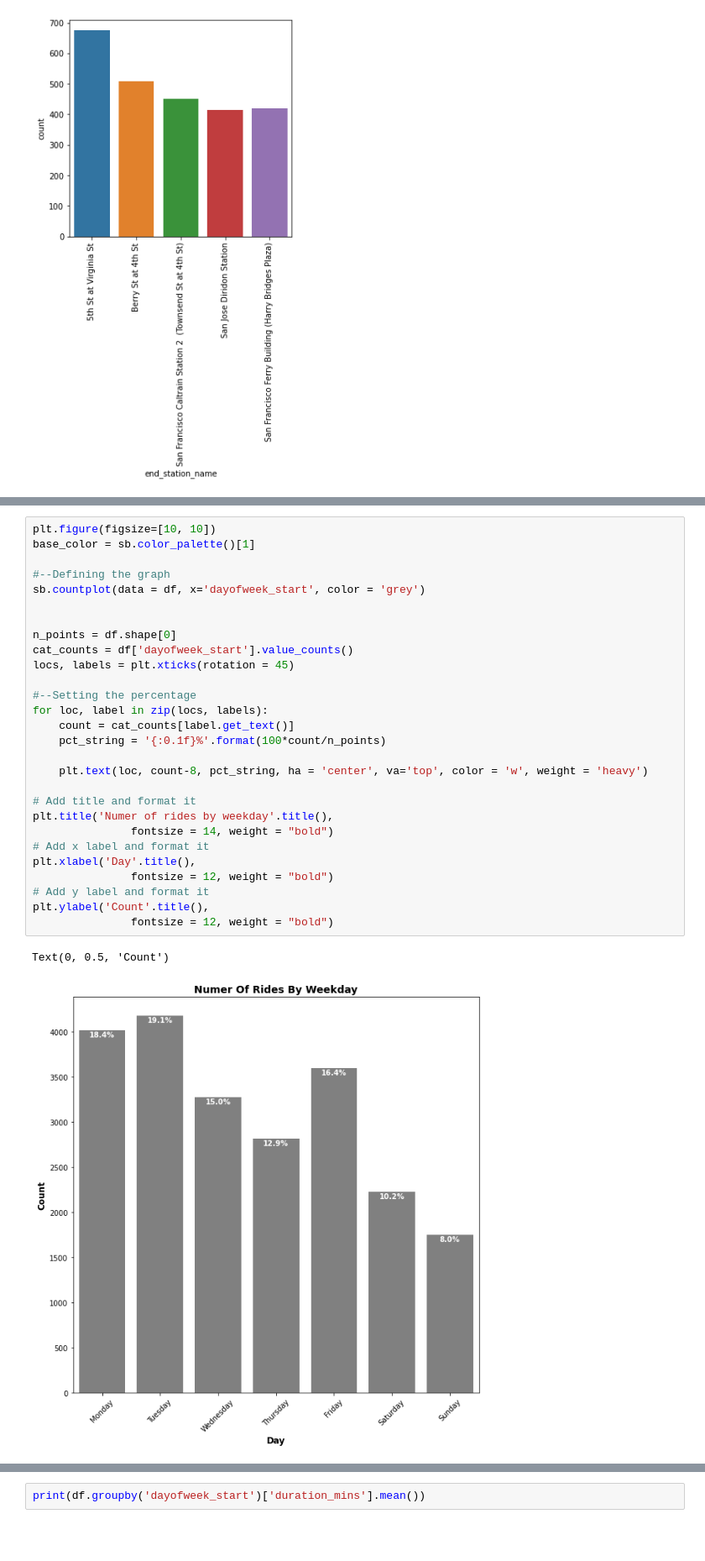
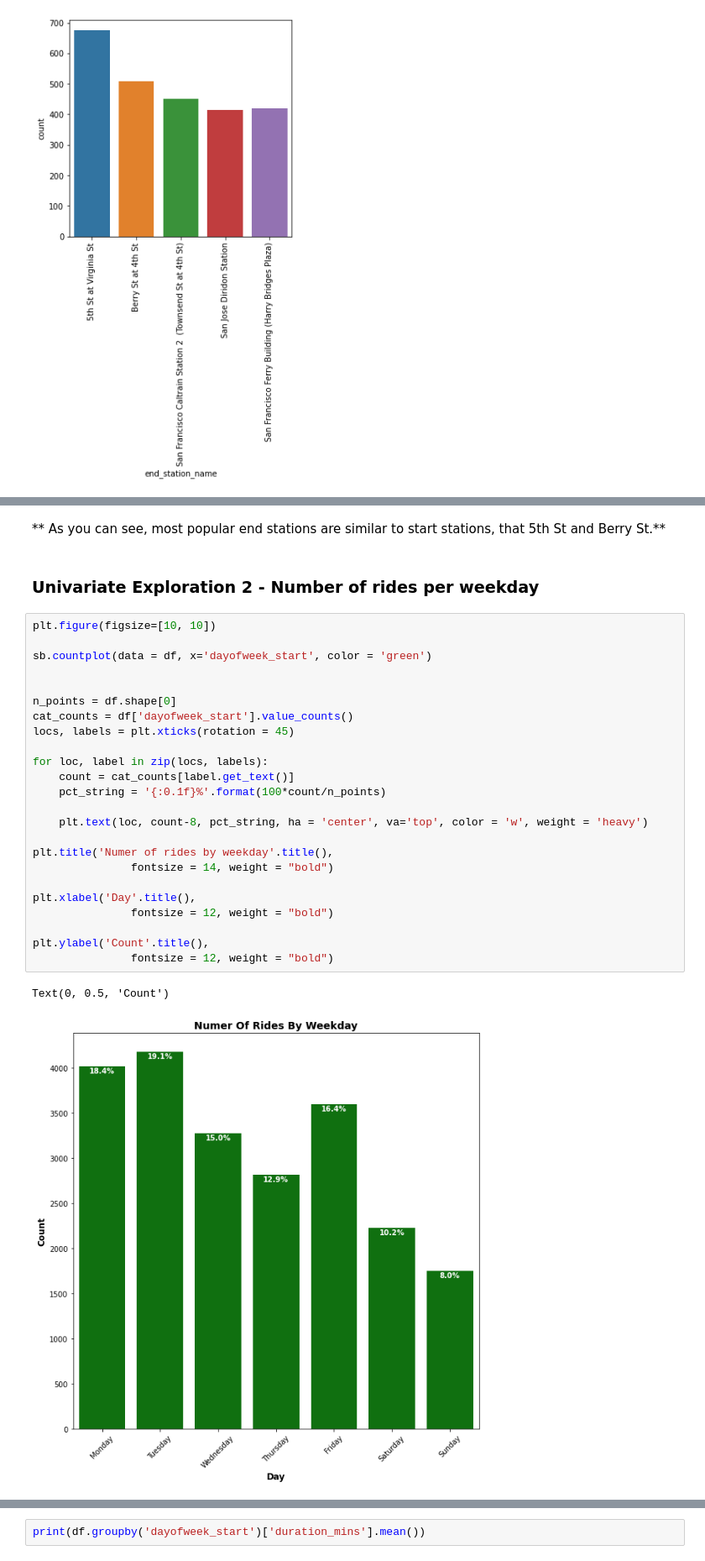
Before and after one commit to preaa/DataVisualization, a Jupyter notebook: DataVisualization.ipynb, the cells around one changed output, grey strips where cells are left out. Shown: that part at 84% size. Cells and saved outputs as stored; diff of their text form; blank space fills up the shorter version.

```diff
--- a/DataVisualization.ipynb
+++ b/DataVisualization.ipynb
@@ -323,31 +325,31 @@ Name: end_station_name, dtype: int64
+# %% [markdown]
+** As you can see, most popular end stations are similar to start stations, that 5th St and Berry St.**
+# %% [markdown]
+### Univariate Exploration 2 - Number of rides per weekday
 # %%
 plt.figure(figsize=[10, 10])
-base_color = sb.color_palette()[1]
 
-#--Defining the graph
-sb.countplot(data = df, x='dayofweek_start', color = 'grey')
+sb.countplot(data = df, x='dayofweek_start', color = 'green')
 
 
 n_points = df.shape[0]
 cat_counts = df['dayofweek_start'].value_counts()
 locs, labels = plt.xticks(rotation = 45)
 
-#--Setting the percentage
 for loc, label in zip(locs, labels):
     count = cat_counts[label.get_text()]
     pct_string = '{:0.1f}%'.format(100*count/n_points)
 
     plt.text(loc, count-8, pct_string, ha = 'center', va='top', color = 'w', weight = 'heavy')
 
-# Add title and format it
 plt.title('Numer of rides by weekday'.title(),
                fontsize = 14, weight = "bold")
-# Add x label and format it
+
 plt.xlabel('Day'.title(),
                fontsize = 12, weight = "bold")
-# Add y label and format it
+
 plt.ylabel('Count'.title(),
                fontsize = 12, weight = "bold")
 # %% [output]
 Text(0, 0.5, 'Count')
-[figure, old version]
+[figure, new version]
```
Also changed, not shown: parts of 78 cells of this notebook, 5 other files.
